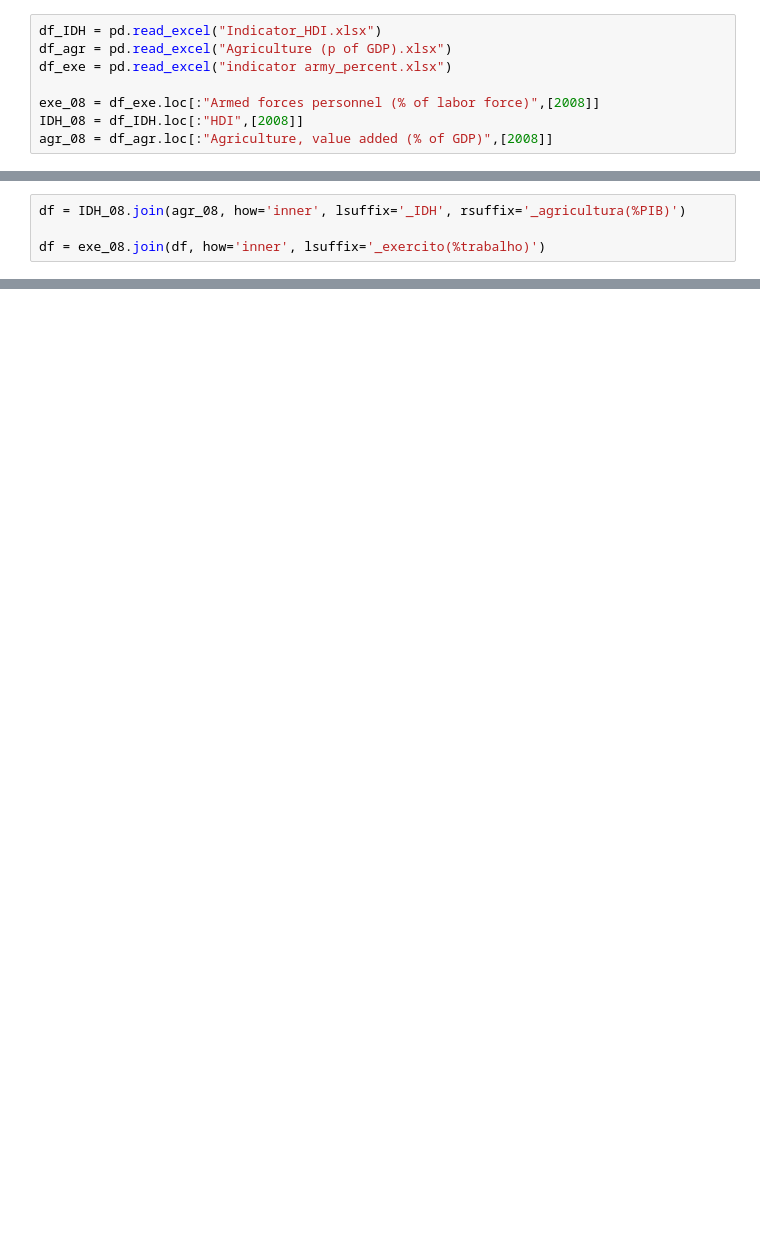
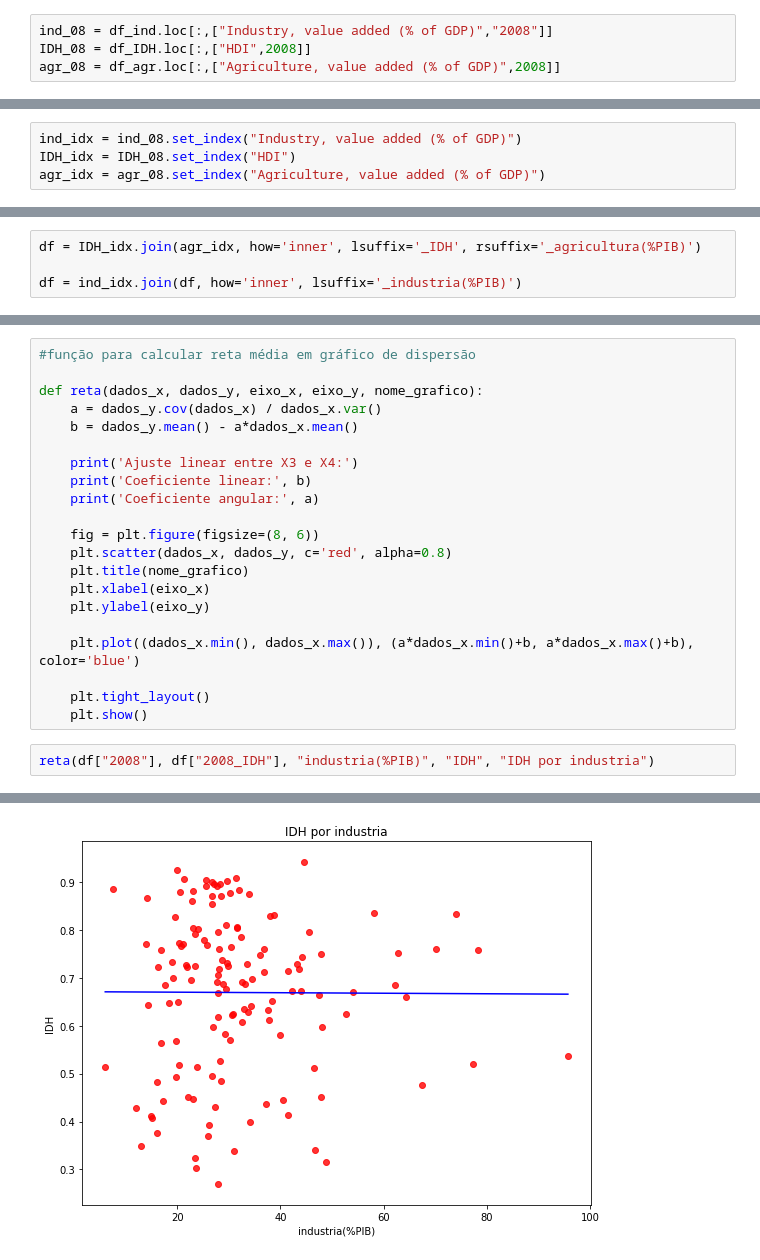
Before and after one commit to tluigimm/Projeto1, a Jupyter notebook: projeto1.ipynb, the cells around one changed output, grey strips where cells are left out. Cells and saved outputs as stored; diff of their text form; blank space fills up the shorter version.

```diff
--- a/projeto1.ipynb
+++ b/projeto1.ipynb
@@ -15,8 +41,4 @@ importar data frames
 # %%
-df_IDH = pd.read_excel("Indicator_HDI.xlsx")
-df_agr = pd.read_excel("Agriculture (p of GDP).xlsx")
-df_exe = pd.read_excel("indicator army_percent.xlsx")
-
-exe_08 = df_exe.loc[:"Armed forces personnel (% of labor force)",[2008]]
-IDH_08 = df_IDH.loc[:"HDI",[2008]]
-agr_08 = df_agr.loc[:"Agriculture, value added (% of GDP)",[2008]]
+ind_08 = df_ind.loc[:,["Industry, value added (% of GDP)","2008"]]
+IDH_08 = df_IDH.loc[:,["HDI",2008]]
+agr_08 = df_agr.loc[:,["Agriculture, value added (% of GDP)",2008]]
@@ -23 +47,5 @@ agr_08 = df_agr.loc[:"Agriculture, value added (% of GDP)",[2008]]
+# %%
+ind_idx = ind_08.set_index("Industry, value added (% of GDP)")
+IDH_idx = IDH_08.set_index("HDI")
+agr_idx = agr_08.set_index("Agriculture, value added (% of GDP)")
 # %% [markdown]
@@ -25,5 +53,5 @@ juntadno data frames
 # %%
-df = IDH_08.join(agr_08, how='inner', lsuffix='_IDH', rsuffix='_agricultura(%PIB)')
+df = IDH_idx.join(agr_idx, how='inner', lsuffix='_IDH', rsuffix='_agricultura(%PIB)')
 
-df = exe_08.join(df, how='inner', lsuffix='_exercito(%trabalho)')
+df = ind_idx.join(df, how='inner', lsuffix='_industria(%PIB)')
 # %% [markdown]
@@ -32,0 +73,24 @@ df.dropna(inplace=True)
+# %%
+#função para calcular reta média em gráfico de dispersão
+
+def reta(dados_x, dados_y, eixo_x, eixo_y, nome_grafico):
+    a = dados_y.cov(dados_x) / dados_x.var()
+    b = dados_y.mean() - a*dados_x.mean()
+
+    print('Ajuste linear entre X3 e X4:')
+    print('Coeficiente linear:', b)
+    print('Coeficiente angular:', a)
+
+    fig = plt.figure(figsize=(8, 6))
+    plt.scatter(dados_x, dados_y, c='red', alpha=0.8)
+    plt.title(nome_grafico)
+    plt.xlabel(eixo_x)
+    plt.ylabel(eixo_y)
+
+    plt.plot((dados_x.min(), dados_x.max()), (a*dados_x.min()+b, a*dados_x.max()+b), color='blue')
+
+    plt.tight_layout()
+    plt.show()
+# %%
+reta(df["2008"], df["2008_IDH"], "industria(%PIB)", "IDH", "IDH por industria")
+# %% [output]
@@ -32,0 +100 @@ df.dropna(inplace=True)
+[figure, added]
```
Also changed, not shown: parts of 25 cells of this notebook.
